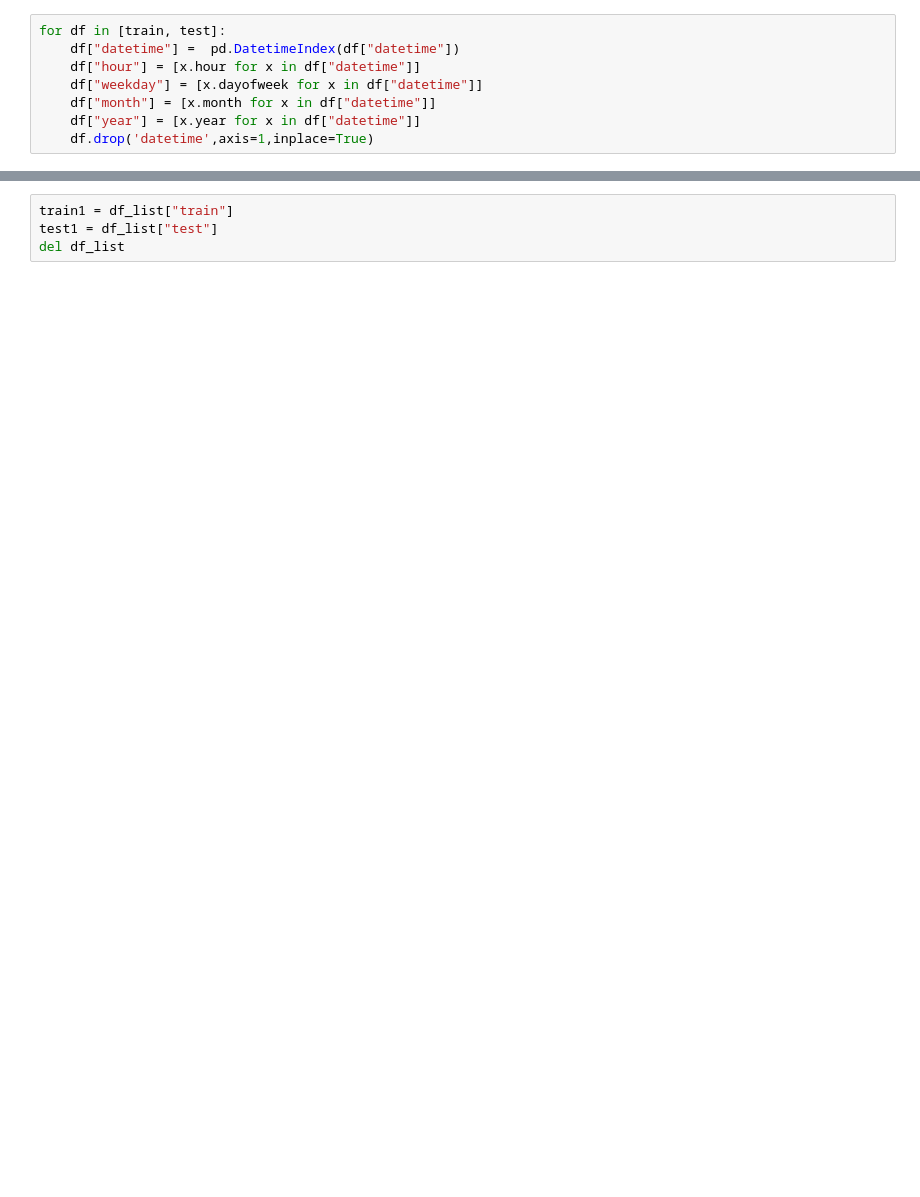
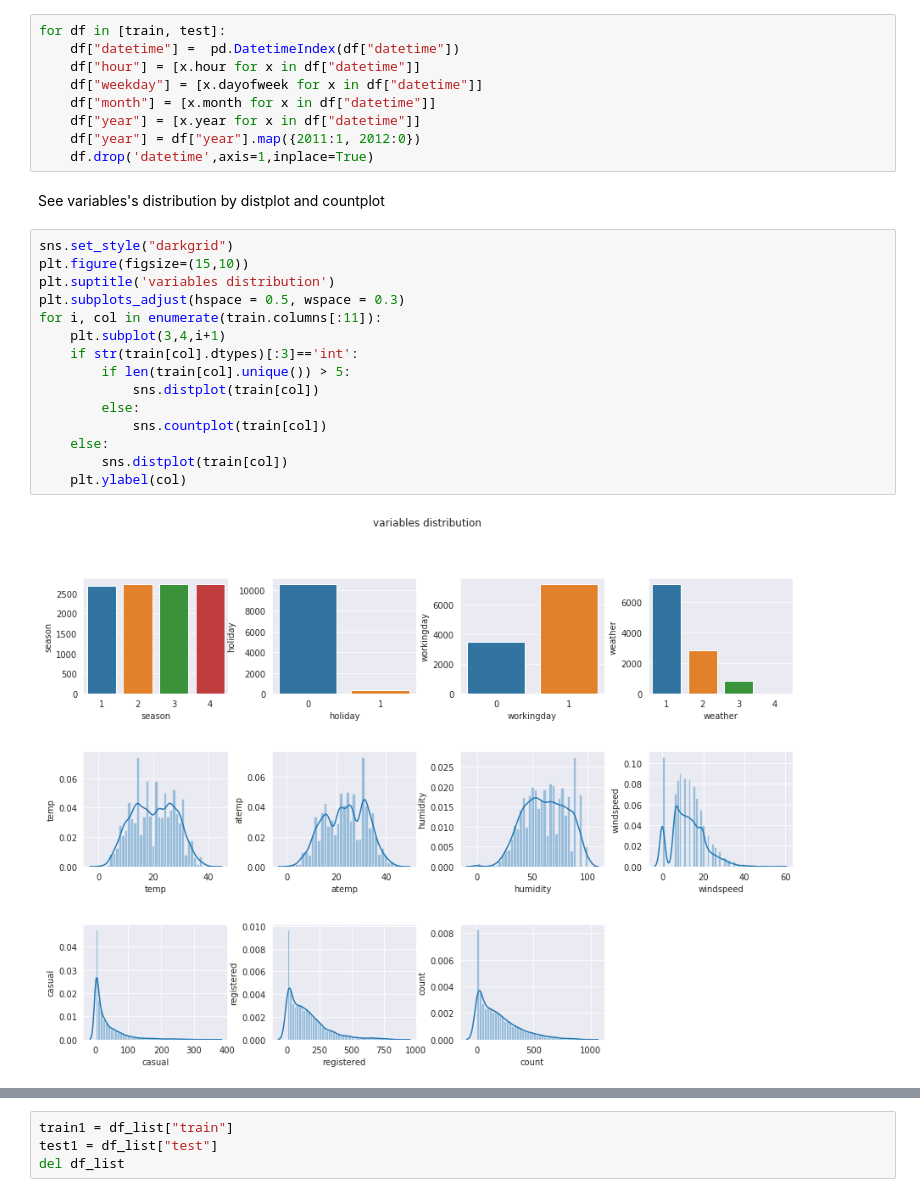
Before and after one commit to GyuYoungCho/machine_learning_Data_analysis, a Jupyter notebook: bike-demand.ipynb, the cells around one changed output, grey strips where cells are left out. Cells and saved outputs as stored; diff of their text form; blank space fills up the shorter version.

```diff
--- a/bike-demand.ipynb
+++ b/bike-demand.ipynb
@@ -17,4 +84,24 @@ for df in [train, test]:
     df["weekday"] = [x.dayofweek for x in df["datetime"]]
     df["month"] = [x.month for x in df["datetime"]]
     df["year"] = [x.year for x in df["datetime"]]
+    df["year"] = df["year"].map({2011:1, 2012:0})
     df.drop('datetime',axis=1,inplace=True)
+# %% [markdown]
+See variables's distribution by distplot and countplot
+# %%
+sns.set_style("darkgrid")
+plt.figure(figsize=(15,10))
+plt.suptitle('variables distribution')
+plt.subplots_adjust(hspace = 0.5, wspace = 0.3)
+for i, col in enumerate(train.columns[:11]):
+    plt.subplot(3,4,i+1)
+    if str(train[col].dtypes)[:3]=='int':
+        if len(train[col].unique()) > 5:
+            sns.distplot(train[col])
+        else:
+            sns.countplot(train[col])
+    else:
+        sns.distplot(train[col])
+    plt.ylabel(col)
+# %% [output]
+[figure, added]
```
Also changed, not shown: parts of 42 cells of this notebook.
